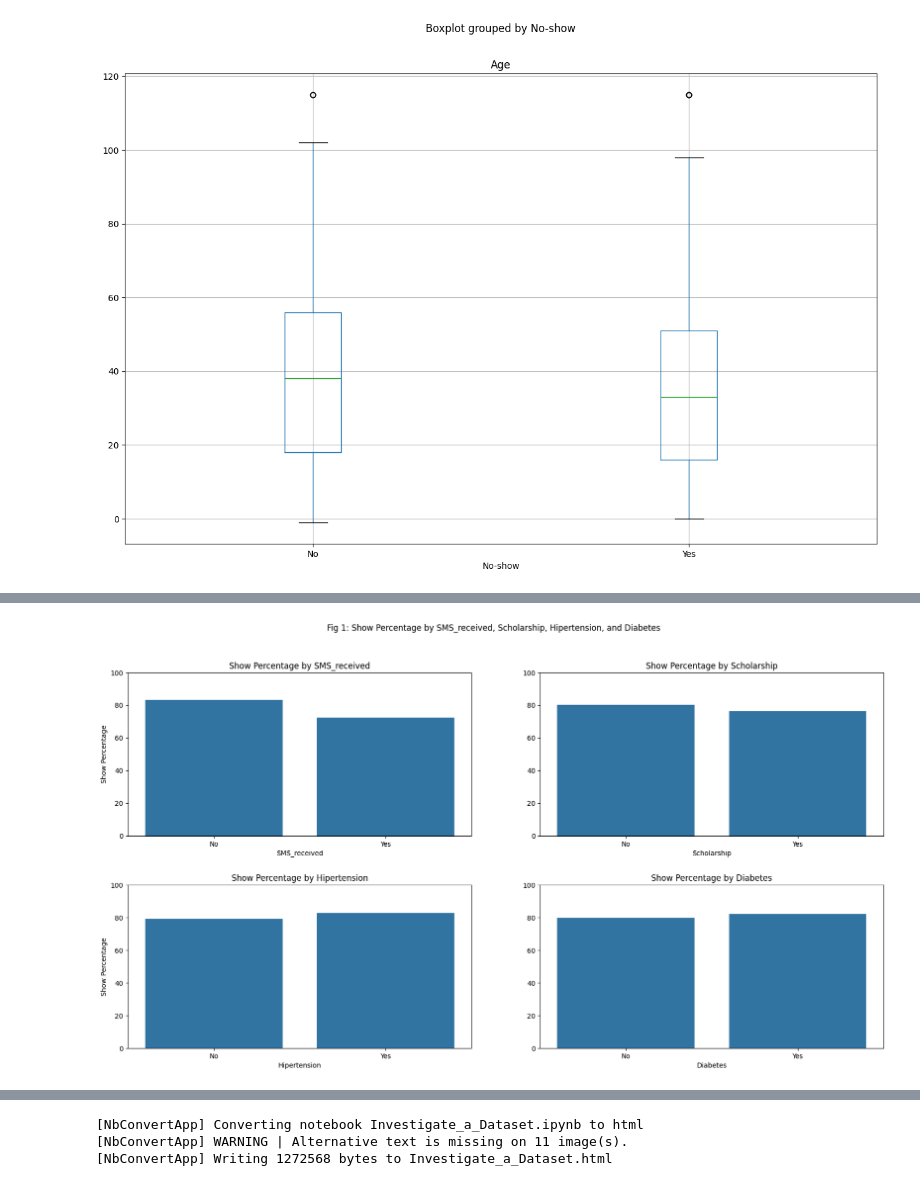
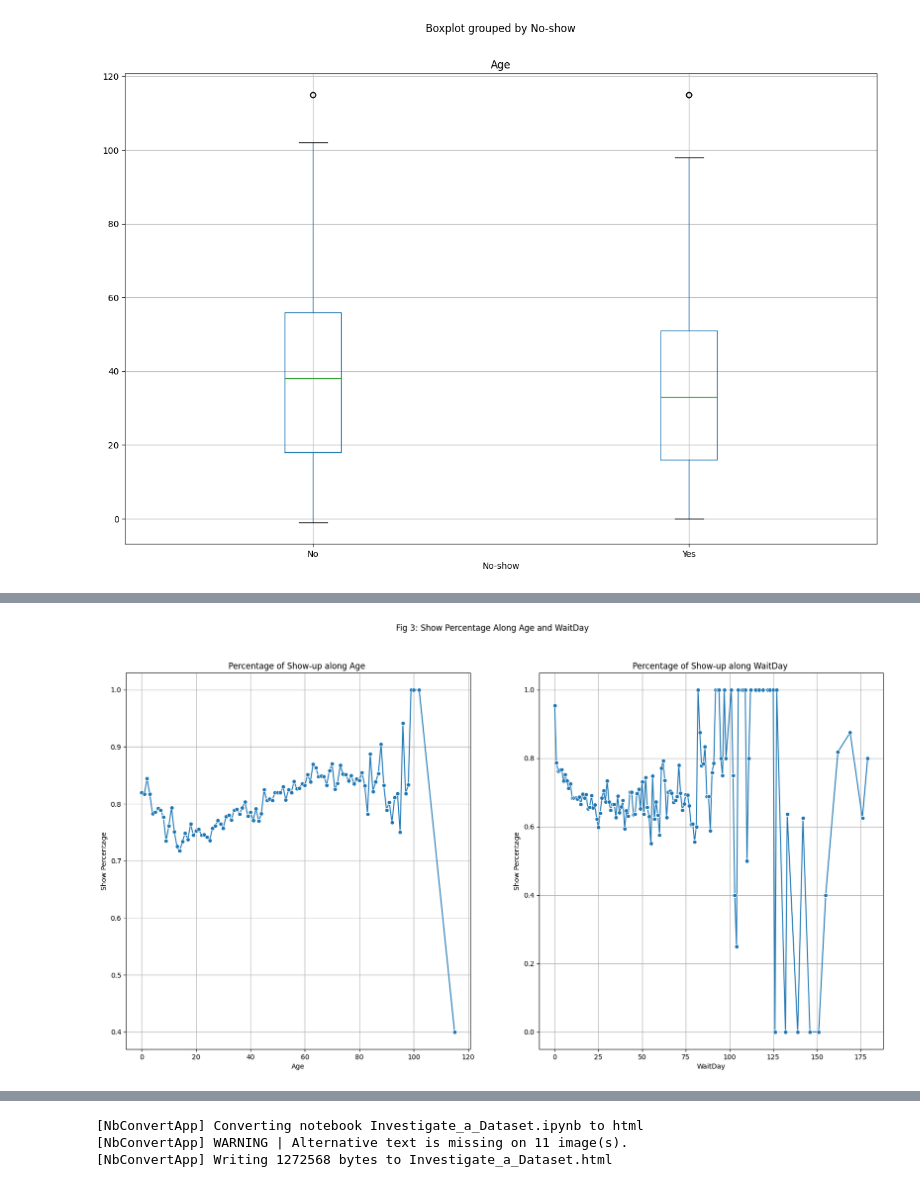
Before and after one commit to Fang2403/Analysis_of_Factors_Influencing_Patiens_Attendance_at_Medical_Appointments, a Jupyter notebook: Investigate_a_Dataset.ipynb, the cells around one changed output, grey strips where cells are left out. Cells and saved outputs as stored; diff of their text form; code cells hidden in the pictures.

```diff
--- a/Investigate_a_Dataset.ipynb
+++ b/Investigate_a_Dataset.ipynb
@@ -443,11 +492,3 @@ appoint.head()
 appoint.Hipertension.cat.categories
 # %% [output]
 Index([0, 1], dtype='int64')
-# %%
-appoint.Scholarship = appoint.Scholarship.cat.rename_categories(['N', 'Y'])
-appoint.Hipertension = appoint.Hipertension.cat.rename_categories(['N', 'Y'])
-appoint.Diabetes = appoint.Diabetes.cat.rename_categories(['N', 'Y'])
-appoint.Alcoholism = appoint.Alcoholism.cat.rename_categories(['N', 'Y'])
-appoint.SMS_received = appoint.SMS_received.cat.rename_categories(['N', 'Y'])
-
-appoint.head()
@@ -460,0 +495,10 @@ appoint.head()
+# %%
+#function to rename categories
+def rename_categories(df, columns, categories):
+    for col in columns:
+        df[col] = df[col].cat.rename_categories(categories)
+    return df
+
+appoint = rename_categories(appoint, ['Scholarship', 'Hipertension', 'Diabetes', 'Alcoholism', 'SMS_received'], ['N', 'Y'])
+
+appoint.head()
@@ -559,26 +717,24 @@ I don't find any variable has strong influence on patients apperance from the an
 # %%
 # List of variables to plot
-variables = ['SMS_received', 'Scholarship', 'Hipertension', 'Diabetes']
+variables = ['Age', 'WaitDay']
 
-# Create a 2x2 grid of subplots
-fig, axes = plt.subplots(2, 2, figsize=(20, 10))
+
+# Create a 1x2 grid of subplots
+fig = plt.figure(figsize=(20, 10))
 
 # Loop over each variable and each subplot
-for var, ax in zip(variables, axes.flatten()):
+for i, var in enumerate(variables):
+    plt.subplot(1, 2, i+1)
     # Create a cross-tabulation of the variable and 'Show'
-    data = pd.crosstab(appoint[var], appoint['Show'])
-    # Create the bar plot with 'showpct' calculated directly
-    sns.barplot(data=data, x=data.index, y=data[1] / data.sum(axis=1) * 100, ax=ax)
+    plot_percentage(appoint, var, 'Show')
     # Set the title, labels, and y-limit
-    ax.set_title(f'Show Percentage by {var}')
-    ax.set_ylabel('Show Percentage' if ax in [axes[0,0], axes[1,0]] else '')
-    ax.set_xlabel(var)
-    ax.set_ylim(0, 100)
-    ax.set_xticklabels(['No', 'Yes'])
+    plt.title(f'Percentage of Show-up along {var} ')
+    plt.xlabel(var)
+    plt.ylabel('Show Percentage')
 
-# Set the main title and adjust the spacing between subplots
-fig.suptitle('Fig 1: Show Percentage by SMS_received, Scholarship, Hipertension, and Diabetes')
-plt.subplots_adjust(hspace=0.3)
+# Set the main title
+fig.suptitle('Fig 3: Show Percentage Along Age and WaitDay')
+
 plt.show()
 # %% [output]
-[figure, old version]
+[figure, new version]
```
Also changed, not shown: parts of 57 cells of this notebook, 3 other files.
